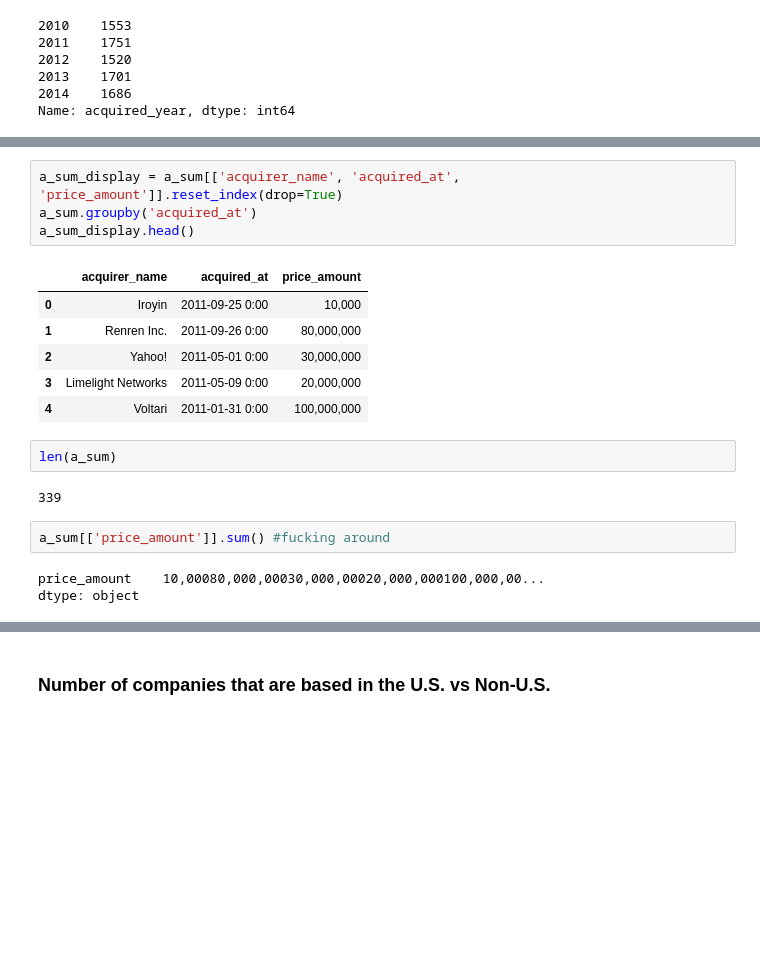
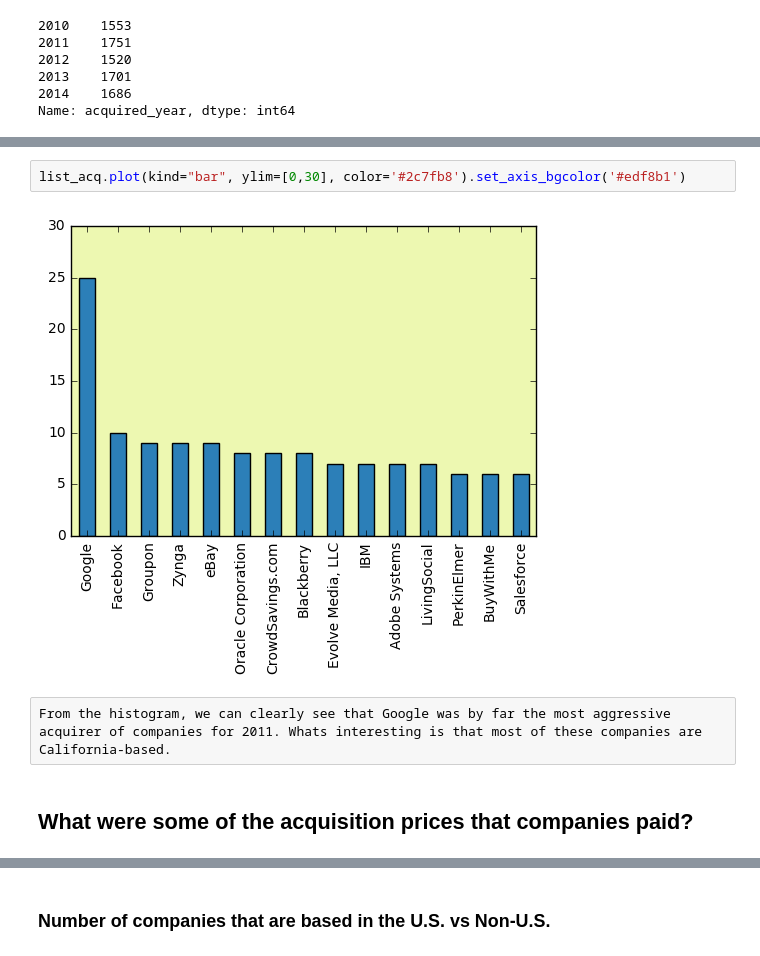
Before and after one commit to garenshtam/iPythonNotebook, a Jupyter notebook: Mini Data Project.ipynb, the cells around one changed output, grey strips where cells are left out. Saved outputs shown, nothing was run; the diff lists cells and outputs as text; blank space fills up the shorter version.

```diff
--- a/Mini Data Project.ipynb
+++ b/Mini Data Project.ipynb
@@ -100,20 +81,8 @@ a_sum.head()
-# %%
-a_sum_display = a_sum[['acquirer_name', 'acquired_at', 'price_amount']].reset_index(drop=True)
-a_sum.groupby('acquired_at')
-a_sum_display.head()
-# %% [output]
-|  | acquirer_name | acquired_at | price_amount |
-| 0 | Iroyin | 2011-09-25 0:00 | 10,000 |
-| 1 | Renren Inc. | 2011-09-26 0:00 | 80,000,000 |
-| 2 | Yahoo! | 2011-05-01 0:00 | 30,000,000 |
-| 3 | Limelight Networks | 2011-05-09 0:00 | 20,000,000 |
-| 4 | Voltari | 2011-01-31 0:00 | 100,000,000 |
-# %%
-len(a_sum)
-# %% [output]
-339
-# %%
-a_sum[['price_amount']].sum() #fucking around
-# %% [output]
-price_amount    10,00080,000,00030,000,00020,000,000100,000,00...
-dtype: object
+# %%
+list_acq.plot(kind="bar", ylim=[0,30], color='#2c7fb8').set_axis_bgcolor('#edf8b1')
+# %% [output]
+[figure, added]
+# %% [raw]
+From the histogram, we can clearly see that Google was by far the most aggressive acquirer of companies for 2011. Whats interesting is that most of these companies are California-based.
+# %% [markdown]
+## What were some of the acquisition prices that companies paid?
```
Also changed, not shown: parts of 30 cells of this notebook.
